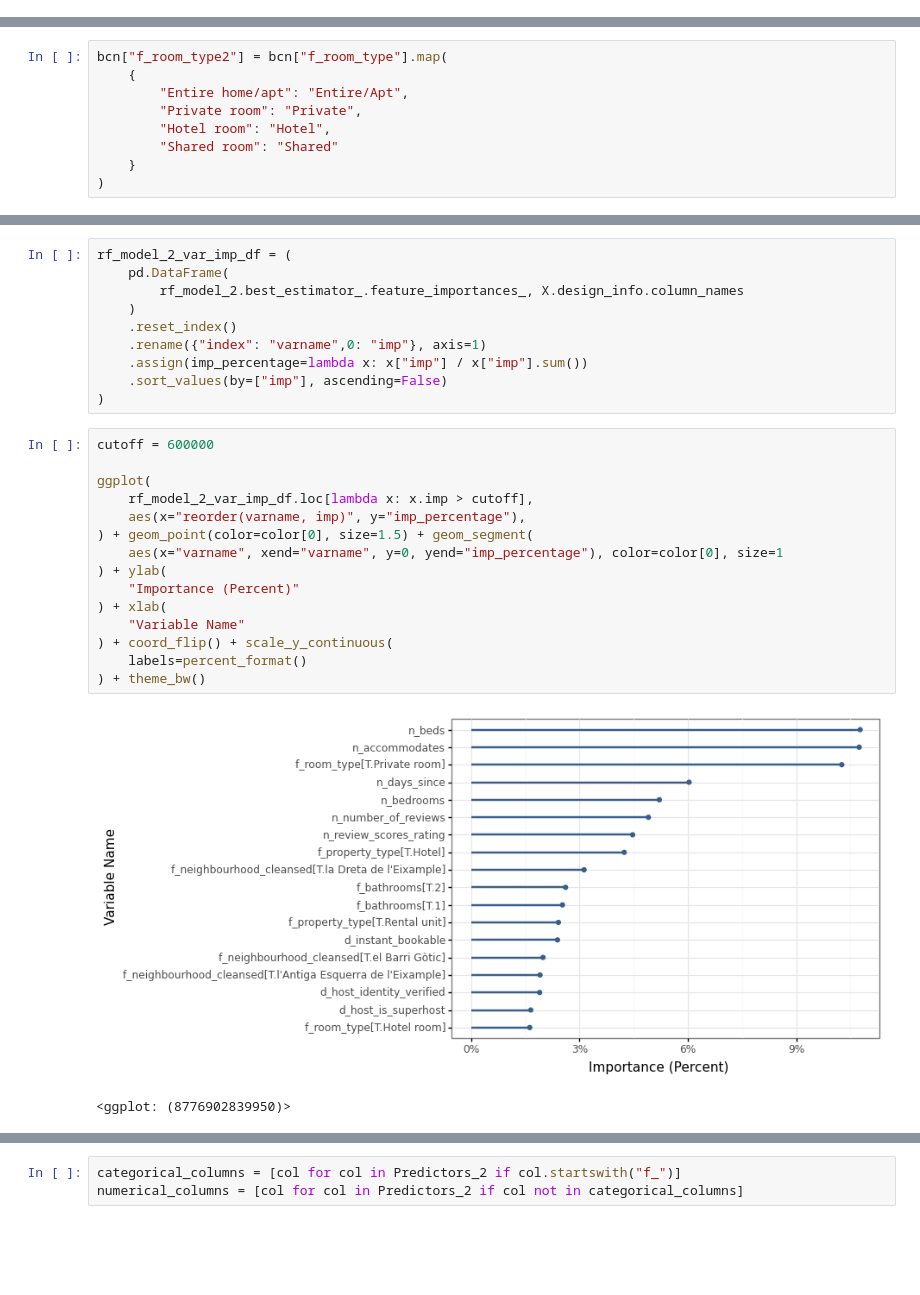
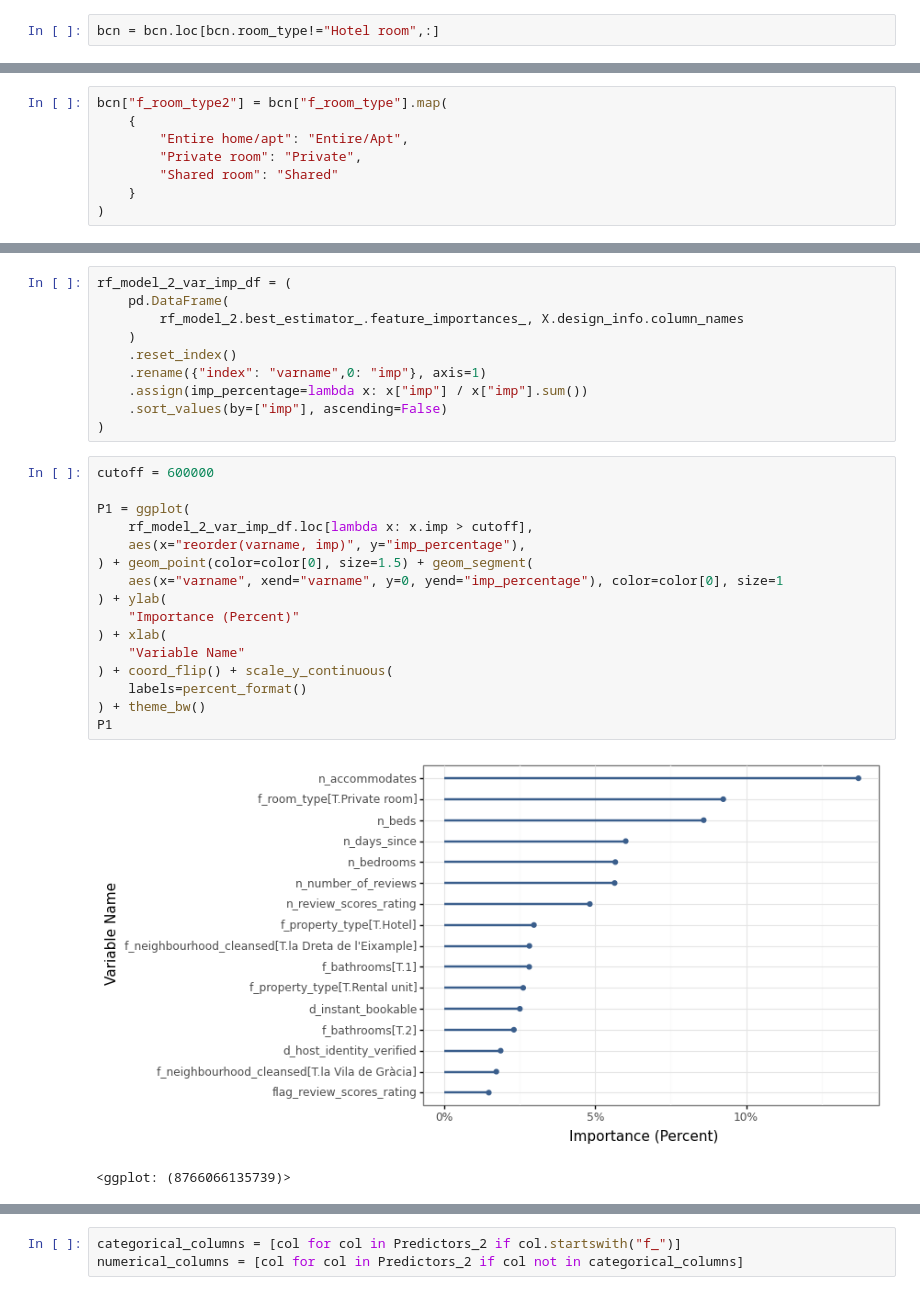
Before and after one commit to chechen0904/Assignment, a Jupyter notebook: Code/Assignment2_code.ipynb, the cells around one changed output, grey strips where cells are left out. Saved outputs shown, nothing was run; the diff lists cells and outputs as text; blank space fills up the shorter version.

```diff
--- a/Code/Assignment2_code.ipynb
+++ b/Code/Assignment2_code.ipynb
@@ -178,3 +191,5 @@ Private room       6813
 Hotel room          198
 Shared room         147
 Name: room_type, dtype: int64
+# %%
+bcn = bcn.loc[bcn.room_type!="Hotel room",:]
@@ -189,7 +211,6 @@ bcn["f_room_type2"] = bcn["f_room_type"].map(
     {
         "Entire home/apt": "Entire/Apt",
         "Private room": "Private",
-        "Hotel room": "Hotel",
         "Shared room": "Shared"
     }
 )
@@ -1075,18 +1116,19 @@ rf_model_2_var_imp_df = (
 # %%
 cutoff = 600000
 
-ggplot(
+P1 = ggplot(
     rf_model_2_var_imp_df.loc[lambda x: x.imp > cutoff],
     aes(x="reorder(varname, imp)", y="imp_percentage"),
 ) + geom_point(color=color[0], size=1.5) + geom_segment(
     aes(x="varname", xend="varname", y=0, yend="imp_percentage"), color=color[0], size=1
 ) + ylab(
     "Importance (Percent)"
 ) + xlab(
     "Variable Name"
 ) + coord_flip() + scale_y_continuous(
     labels=percent_format()
 ) + theme_bw()
+P1
 # %% [output]
-[figure, old version]
+[figure, new version]
-<ggplot: (8776902839950)>
+<ggplot: (8766066135739)>
```
Also changed, not shown: parts of 57 cells of this notebook, 3 other files.
